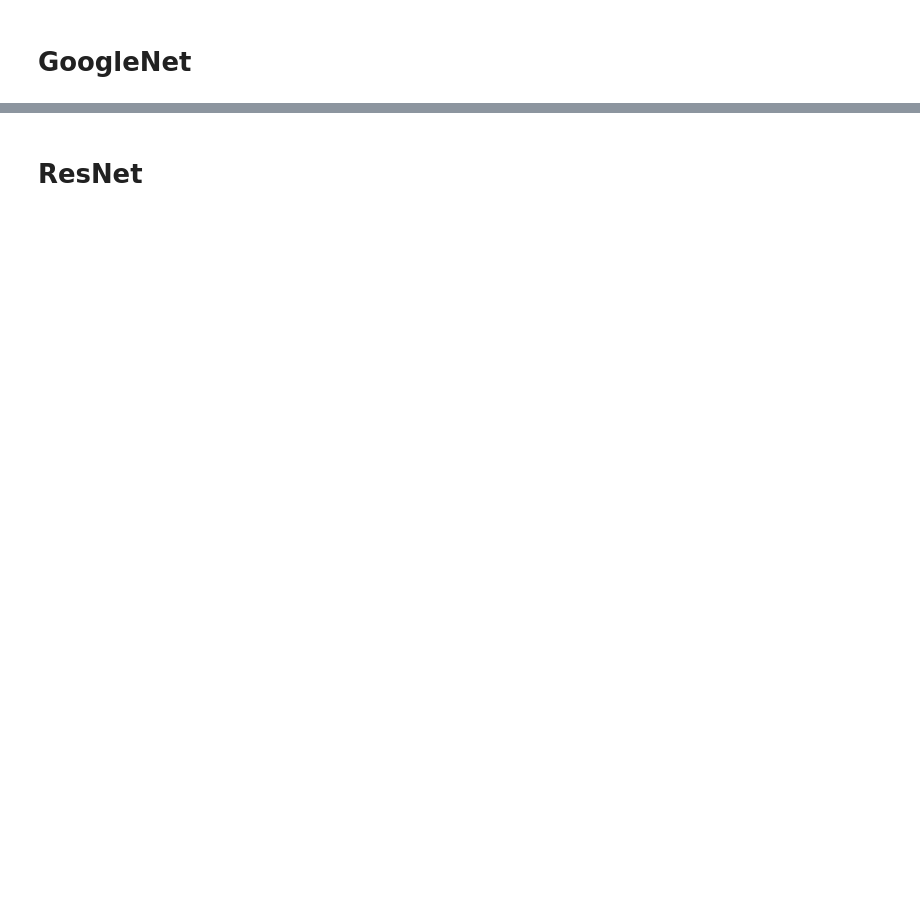
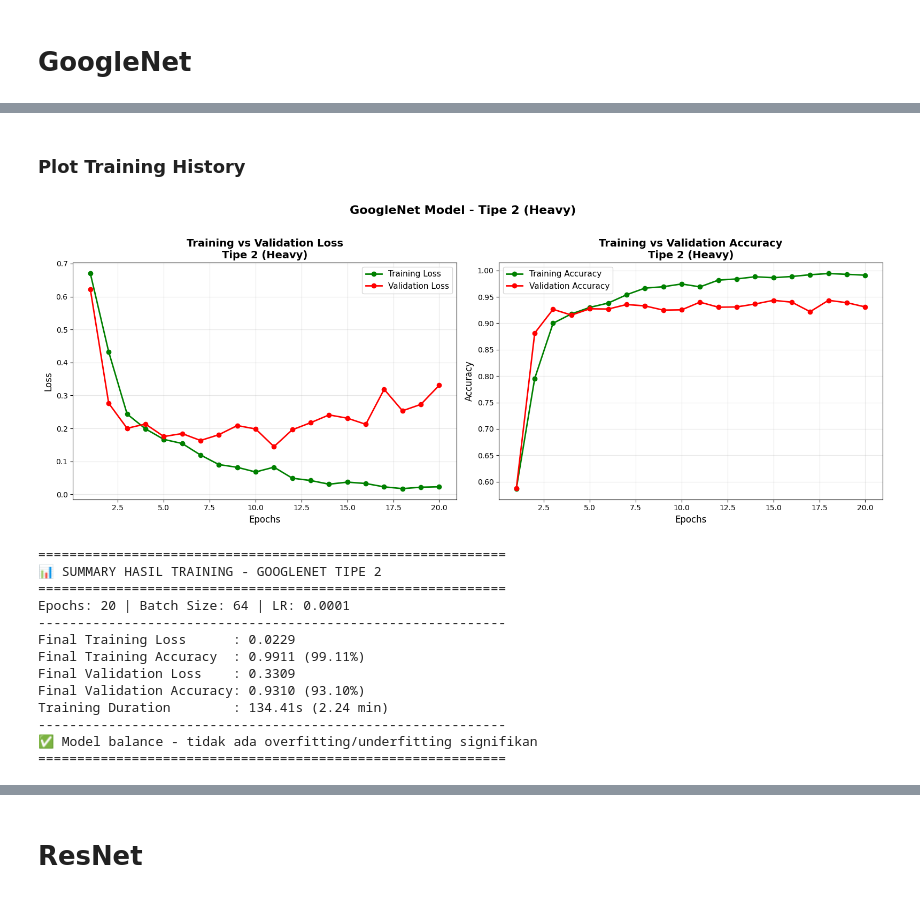
Before and after one commit to RepoGarage/federico-cv2, a Jupyter notebook: VGG_GOOGLENET_RESNET_ALEXNET.ipynb, the cells around one changed output, grey strips where cells are left out. Saved outputs shown, nothing was run; the diff lists cells and outputs as text; code cells hidden in the pictures; blank space fills up the shorter version.

```diff
--- a/VGG_GOOGLENET_RESNET_ALEXNET.ipynb
+++ b/VGG_GOOGLENET_RESNET_ALEXNET.ipynb
@@ -1407,0 +2302,79 @@ plt.show()
+# %% [markdown]
+### Plot Training History
+# %%
+import matplotlib.pyplot as plt
+
+# Ambil data history dari training
+loss_values_type2 = history_type2.history['loss']
+val_loss_values_type2 = history_type2.history['val_loss']
+accuracy_values_type2 = history_type2.history['accuracy']
+val_accuracy_values_type2 = history_type2.history['val_accuracy']
+
+epochs_range = range(1, len(loss_values_type2) + 1)
+
+# Buat figure dengan 2 subplot
+fig, axes = plt.subplots(1, 2, figsize=(16, 6))
+
+# Subplot 1: Loss
+axes[0].plot(epochs_range, loss_values_type2, 'go-', label='Training Loss', linewidth=2, markersize=6)
+axes[0].plot(epochs_range, val_loss_values_type2, 'ro-', label='Validation Loss', linewidth=2, markersize=6)
+axes[0].set_title('Training vs Validation Loss\nTipe 2 (Heavy)', fontsize=14, fontweight='bold')
+axes[0].set_xlabel('Epochs', fontsize=12)
+axes[0].set_ylabel('Loss', fontsize=12)
+axes[0].legend(fontsize=11)
+axes[0].grid(True, alpha=0.3)
+
+# Subplot 2: Accuracy
+axes[1].plot(epochs_range, accuracy_values_type2, 'go-', label='Training Accuracy', linewidth=2, markersize=6)
+axes[1].plot(epochs_range, val_accuracy_values_type2, 'ro-', label='Validation Accuracy', linewidth=2, markersize=6)
+axes[1].set_title('Training vs Validation Accuracy\nTipe 2 (Heavy)', fontsize=14, fontweight='bold')
+axes[1].set_xlabel('Epochs', fontsize=12)
+axes[1].set_ylabel('Accuracy', fontsize=12)
+axes[1].legend(fontsize=11)
+axes[1].grid(True, alpha=0.3)
+
+plt.suptitle('GoogleNet Model - Tipe 2 (Heavy)', fontsize=16, fontweight='bold', y=1.02)
+plt.tight_layout()
+plt.show()
+
+# Tampilkan summary hasil training
+print("\n" + "="*60)
+print("📊 SUMMARY HASIL TRAINING - GOOGLENET TIPE 2")
+print("="*60)
+print(f"Epochs: {epochs_type2} | Batch Size: {batch_size_type2} | LR: {learning_rate_type2}")
+print("-"*60)
+print(f"Final Training Loss      : {loss_values_type2[-1]:.4f}")
+print(f"Final Training Accuracy  : {accuracy_values_type2[-1]:.4f} ({accuracy_values_type2[-1]*100:.2f}%)")
+print(f"Final Validation Loss    : {val_loss_values_type2[-1]:.4f}")
+print(f"Final Validation Accuracy: {val_accuracy_values_type2[-1]:.4f} ({val_accuracy_values_type2[-1]*100:.2f}%)")
+print(f"Training Duration        : {training_duration_type2:.2f}s ({training_duration_type2/60:.2f} min)")
+print("-"*60)
+
+# Deteksi overfitting
+gap = accuracy_values_type2[-1] - val_accuracy_values_type2[-1]
+if gap > 0.1:
+    print("⚠️  OVERFITTING TERDETEKSI!")
+    print(f"   Gap: {gap:.4f} ({gap*100:.2f}%)")
+    print("   Saran: Tambah dropout, data augmentation, atau kurangi epochs")
+elif gap < -0.05:
+    print("⚠️  UNDERFITTING TERDETEKSI!")
+    print("   Saran: Tambah epochs atau tuning learning rate")
+else:
+    print("✅ Model balance - tidak ada overfitting/underfitting signifikan")
+
+print("="*60)
+# %% [output]
+[figure, added]
+============================================================
+📊 SUMMARY HASIL TRAINING - GOOGLENET TIPE 2
+============================================================
+Epochs: 20 | Batch Size: 64 | LR: 0.0001
+------------------------------------------------------------
+Final Training Loss      : 0.0229
+Final Training Accuracy  : 0.9911 (99.11%)
+Final Validation Loss    : 0.3309
+Final Validation Accuracy: 0.9310 (93.10%)
+Training Duration        : 134.41s (2.24 min)
+------------------------------------------------------------
+✅ Model balance - tidak ada overfitting/underfitting signifikan
+============================================================
```
Also changed, not shown: parts of 214 cells of this notebook, 12 other files.
